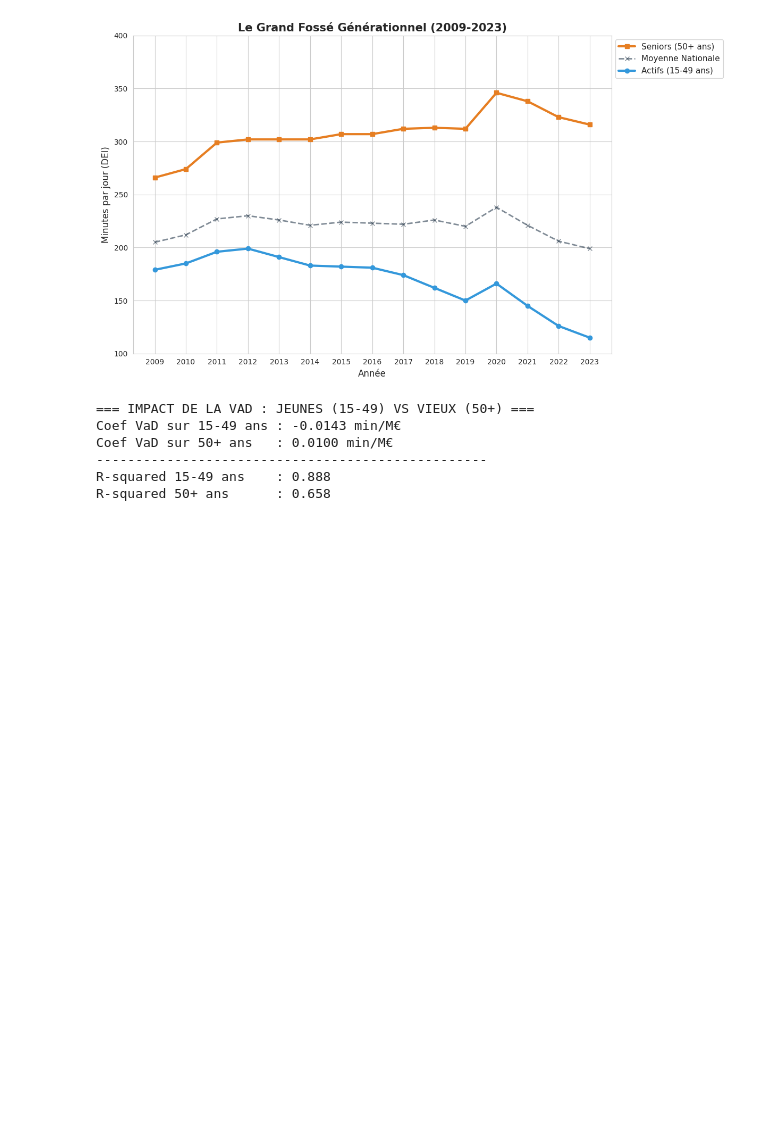
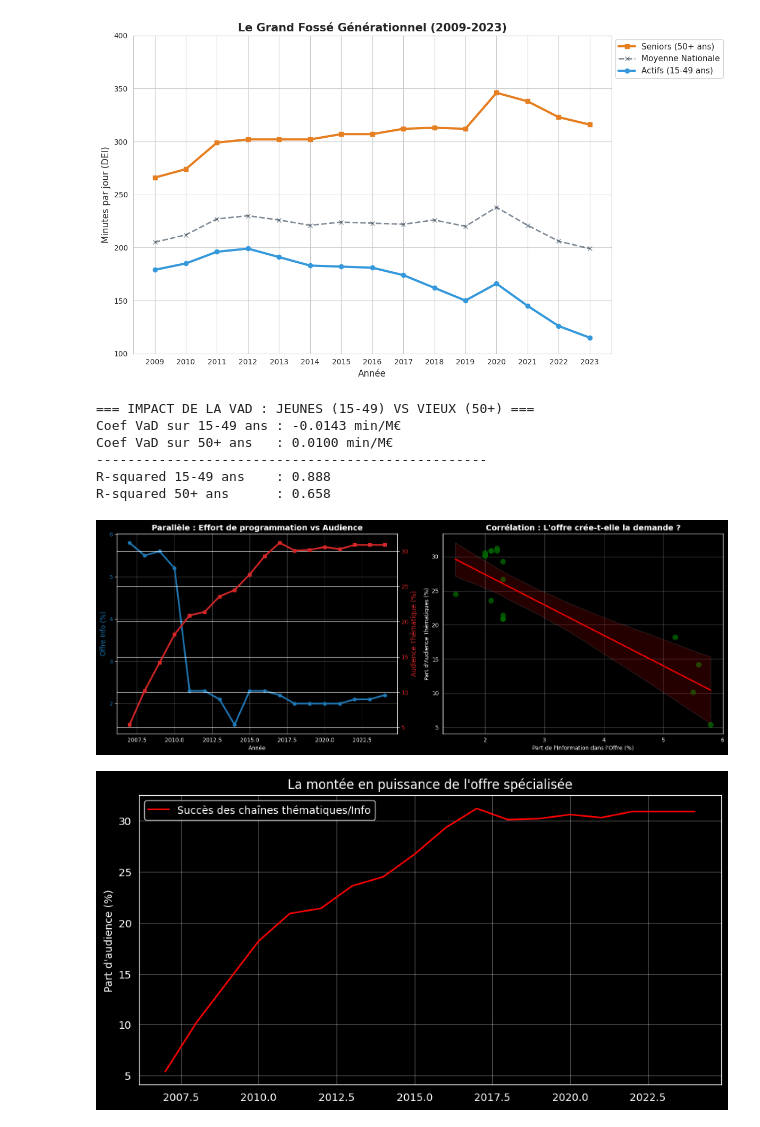
Before and after one commit to MaxbanCh/DataScienceProject, a Jupyter notebook: regression_axes.ipynb, the cells around one changed output. Cells and saved outputs as stored; diff of their text form; code cells hidden in the pictures; blank space fills up the shorter version.

Commit message:
feat: added third part

```diff
--- a/regression_axes.ipynb
+++ b/regression_axes.ipynb
@@ -227,3 +227,50 @@ Coef VaD sur 50+ ans   : 0.0100 min/M€
 --------------------------------------------------
 R-squared 15-49 ans    : 0.888
 R-squared 50+ ans      : 0.658
+# %%
+# Chargement du master
+df = pd.read_csv('data/processed/master_file_annuel.csv')
+
+# On ne garde que les données exploitables pour l'info (souvent à partir de 2005/2010)
+df_plot = df.dropna(subset=['offre_info_pourcent', 'pda_thematiques'])
+
+# Création de la figure
+fig, (ax1, ax2) = plt.subplots(1, 2, figsize=(16, 6))
+
+# --- GRAPHIQUE A : Évolution Temporelle (Double axe) ---
+color_off = 'tab:blue'
+ax1.set_xlabel('Année')
+ax1.set_ylabel('Offre Info (%)', color=color_off, fontsize=12)
+ax1.plot(df_plot['annee'], df_plot['offre_info_pourcent'], color=color_off, marker='o', linewidth=3, label='Offre Information')
+ax1.tick_params(axis='y', labelcolor=color_off)
+
+ax1_twin = ax1.twinx()
+color_pda = 'tab:red'
+ax1_twin.set_ylabel('Audience Thématique (%)', color=color_pda, fontsize=12)
+ax1_twin.plot(df_plot['annee'], df_plot['pda_thematiques'], color=color_pda, marker='s', linewidth=3, label='PDA Thématiques')
+ax1_twin.tick_params(axis='y', labelcolor=color_pda)
+
+ax1.set_title("Parallèle : Effort de programmation vs Audience", fontsize=14, fontweight='bold')
+ax1.grid(True, alpha=0.3)
+
+# --- GRAPHIQUE B : Nuage de points et Droite de Régression ---
+sns.regplot(x='offre_info_pourcent', y='pda_thematiques', data=df_plot, ax=ax2,
+            scatter_kws={'s': 80, 'color': 'darkgreen'}, line_kws={'color': 'red'})
+ax2.set_title("Corrélation : L'offre crée-t-elle la demande ?", fontsize=14, fontweight='bold')
+ax2.set_xlabel('Part de l\'Information dans l\'Offre (%)')
+ax2.set_ylabel('Part d\'Audience Thématiques (%)')
+ax2.grid(True, alpha=0.3)
+
+plt.tight_layout()
+plt.show()
+
+plt.figure(figsize=(10,5))
+plt.plot(df['annee'], df['pda_thematiques'], color='red', label='Succès des chaînes thématiques/Info')
+plt.title("La montée en puissance de l'offre spécialisée")
+plt.ylabel("Part d'audience (%)")
+plt.grid(True, alpha=0.3)
+plt.legend()
+plt.show()
+# %% [output]
+[figure, added]
+[figure, added]
```
Also changed, not shown: parts of 3 cells of this notebook, 1 other file.
